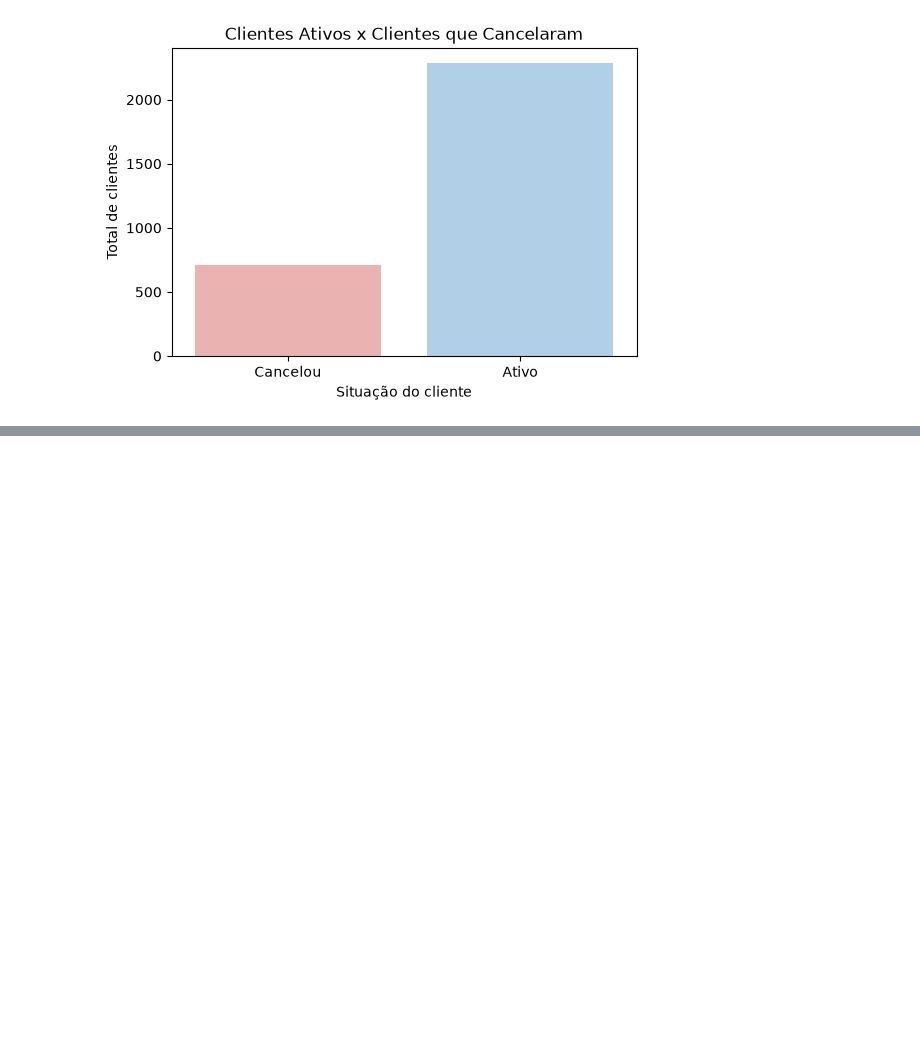
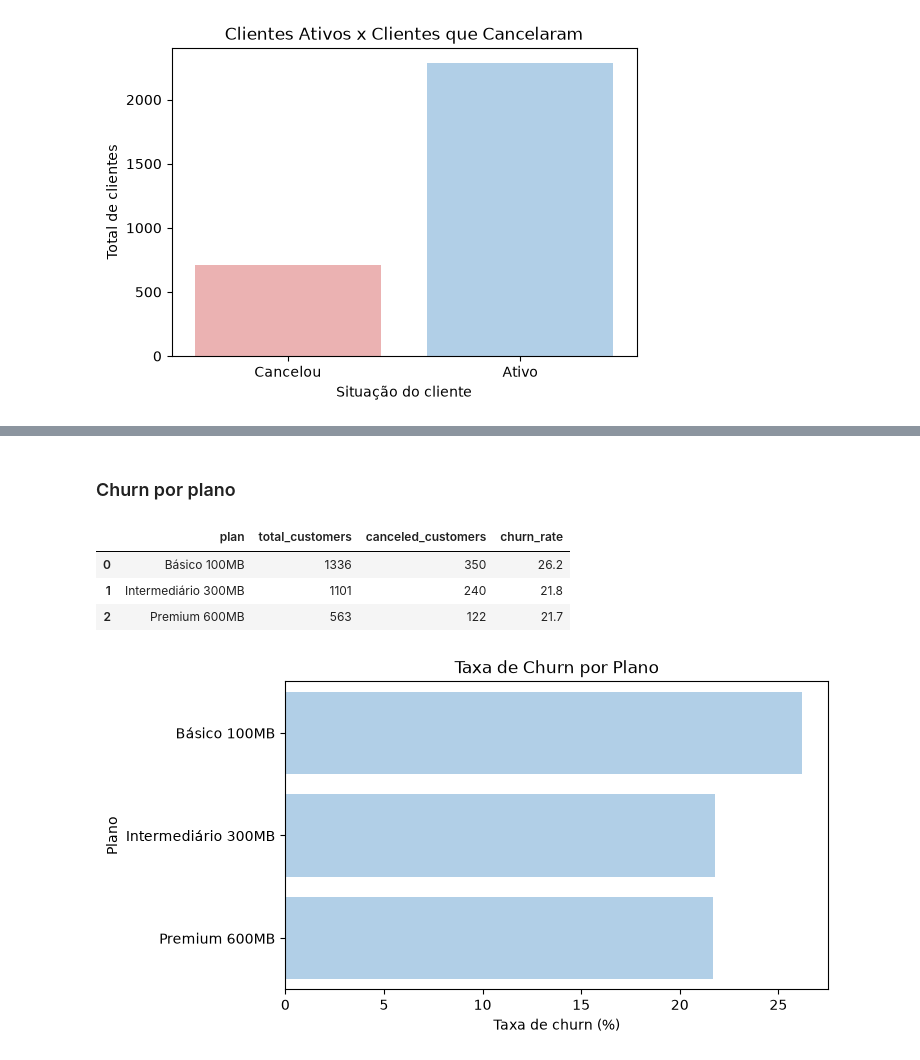
Before and after one commit to ricardo-paganini/subscription-churn-analysis, a Jupyter notebook: churn_analysis.ipynb, the cells around one changed output, grey strips where cells are left out. Drawn from its saved outputs; the diff is of its cells as text; code cells hidden in the pictures; blank space fills up the shorter version.

```diff
--- a/churn_analysis.ipynb
+++ b/churn_analysis.ipynb
@@ -433,0 +477,29 @@ plt.show()
+# %% [markdown]
+### Churn por plano
+# %%
+query = '''
+SELECT plan,
+       COUNT(*) AS total_customers,
+       SUM(churn) AS canceled_customers,
+       ROUND(SUM(churn) * 100.0 / COUNT(*), 1) AS churn_rate
+FROM customers
+GROUP BY plan
+ORDER BY churn_rate DESC
+'''
+
+churn_by_plan = pd.read_sql(query, conn)
+display(churn_by_plan)
+# %% [output]
+|  | plan | total_customers | canceled_customers | churn_rate |
+| 0 | Básico 100MB | 1336 | 350 | 26.2 |
+| 1 | Intermediário 300MB | 1101 | 240 | 21.8 |
+| 2 | Premium 600MB | 563 | 122 | 21.7 |
+# %%
+plt.figure(figsize=(7, 4))
+sns.barplot(data=churn_by_plan, x='churn_rate', y='plan', color='#a8d0f0')
+plt.title('Taxa de Churn por Plano')
+plt.xlabel('Taxa de churn (%)')
+plt.ylabel('Plano')
+plt.show()
+# %% [output]
+[figure, added]
```
Also changed, not shown: parts of 4 cells of this notebook.
